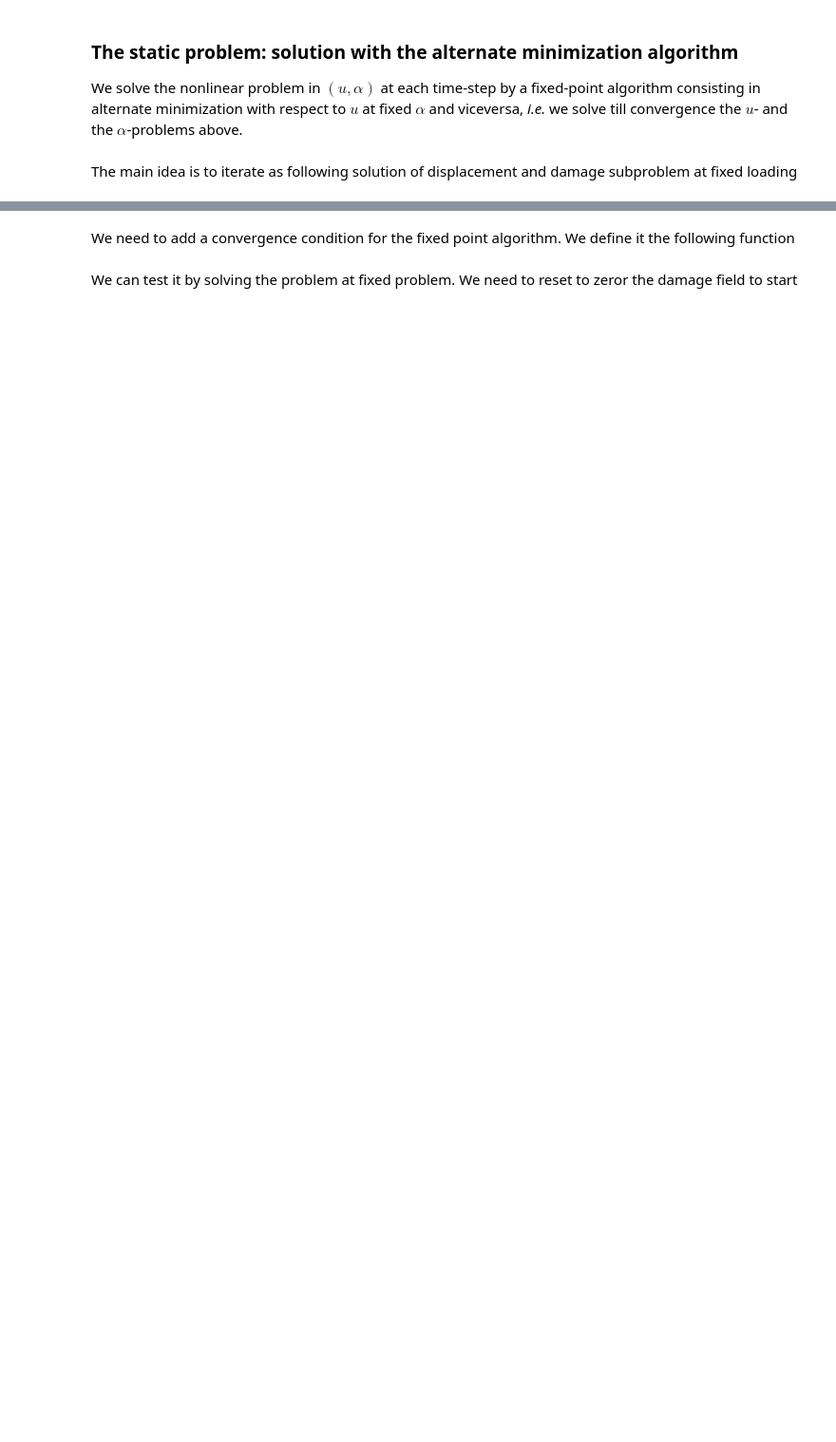
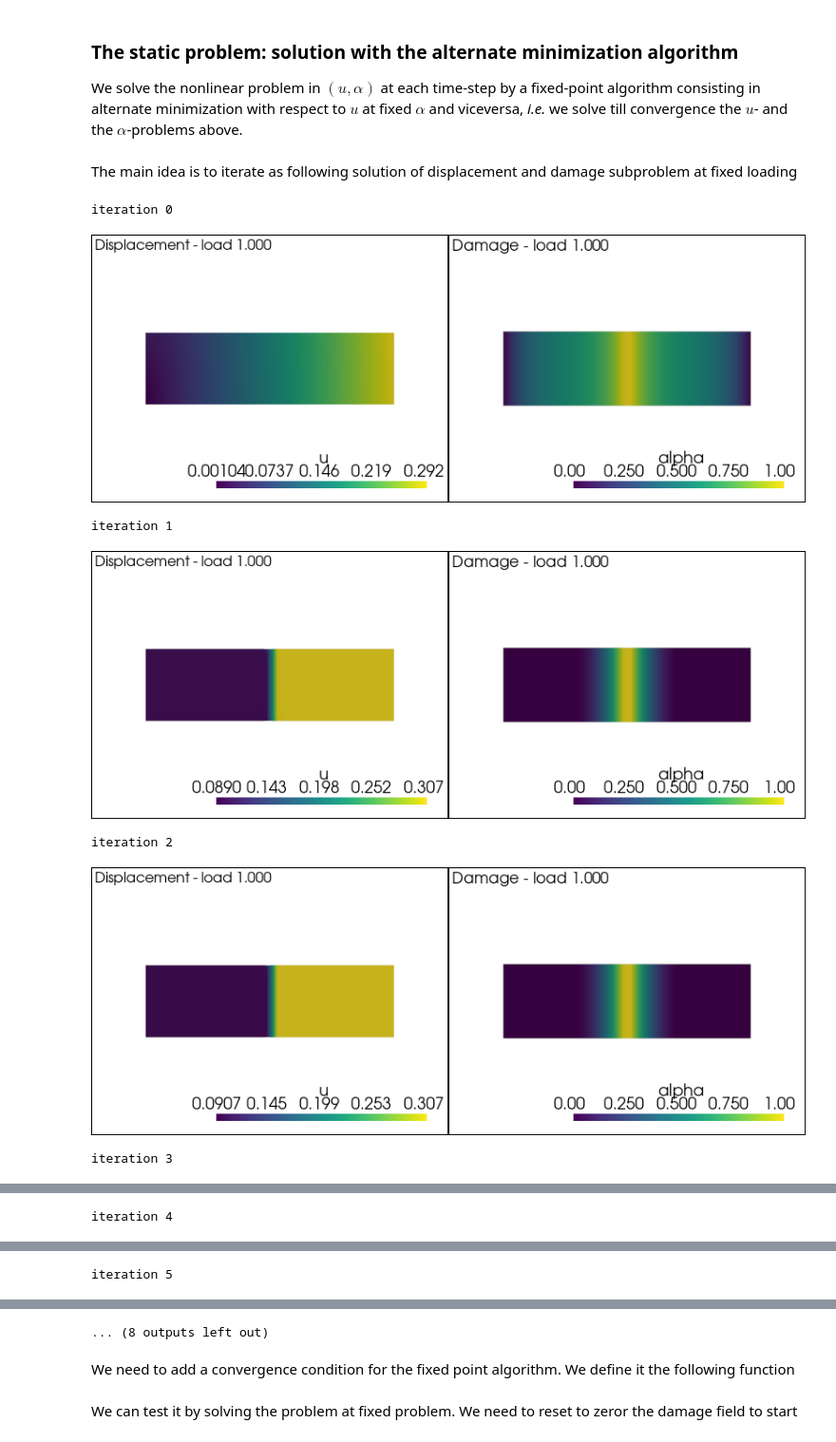
Before and after one commit to newfrac/fenicsx-fracture, a Jupyter notebook: notebooks/phase-field/phase-field.ipynb, the cells around one changed output, grey strips where cells are left out. Shown at 95% size. Cells and saved outputs as stored; diff of their text form; code cells hidden in the pictures; blank space fills up the shorter version.

```diff
--- a/notebooks/phase-field/phase-field.ipynb
+++ b/notebooks/phase-field/phase-field.ipynb
@@ -367,11 +378,18 @@ We solve the nonlinear problem in $(u,\alpha)$ at each time-step by a fixed-poin
 # %% [markdown]
 The main idea is to iterate as following solution of displacement and damage subproblem at fixed loading
 # %%
-with alpha.vector.localForm() as alpha_local:
-    alpha_local.set(0)
+alpha.x.array[:] = 0
 
 for i in range(10):
     print(f"iteration {i}")
-    solver_u_snes.solve(None, u.vector)
-    solver_alpha_snes.solve(None, alpha.vector)
+    solver_u_snes.solve(None, u.x.petsc_vec)
+    solver_alpha_snes.solve(None, alpha.x.petsc_vec)
     plot_damage_state(state,load)
+# %% [output]
+iteration 0
+[figure, added]
+iteration 1
+[figure, added]
+iteration 2
+[figure, added]
+iteration 3
@@ -377,0 +397 @@ for i in range(10):
+iteration 4
@@ -377,0 +399 @@ for i in range(10):
+iteration 5
@@ -378,3 +401,4 @@ for i in range(10):
+... (8 outputs left out)
 # %% [markdown]
 We need to add a convergence condition for the fixed point algorithm.
 We define it the following function
```
Also changed, not shown: parts of 12 cells of this notebook, 1 other file.
